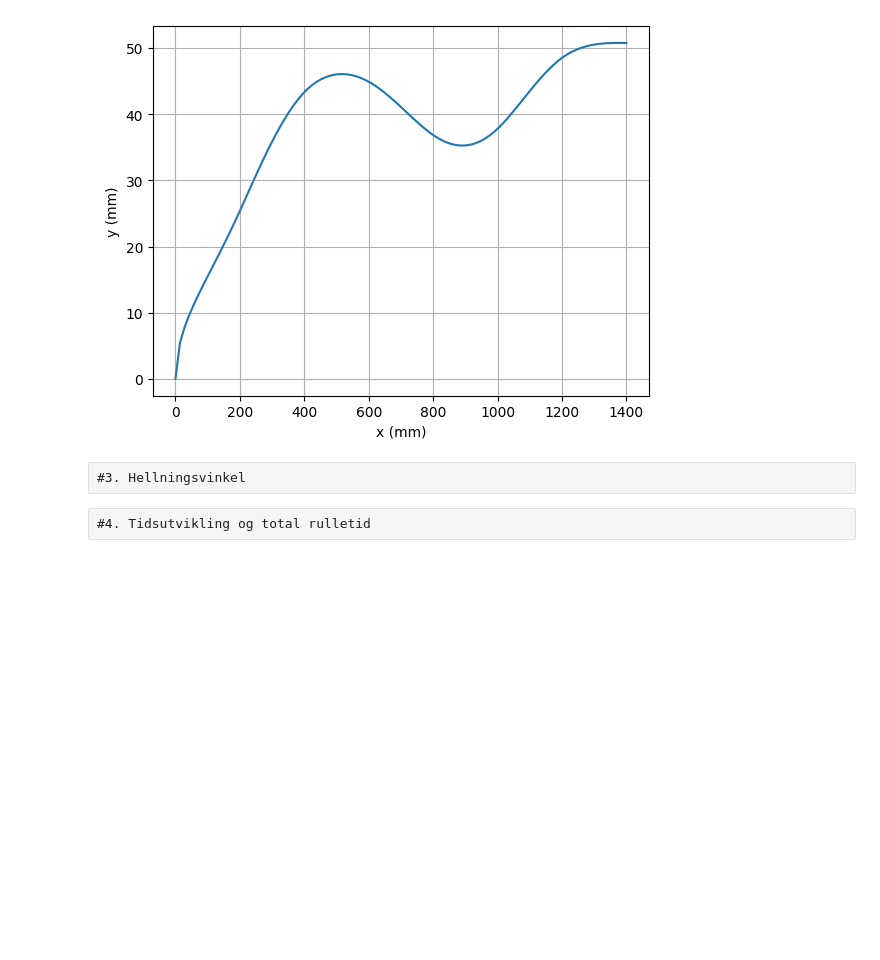
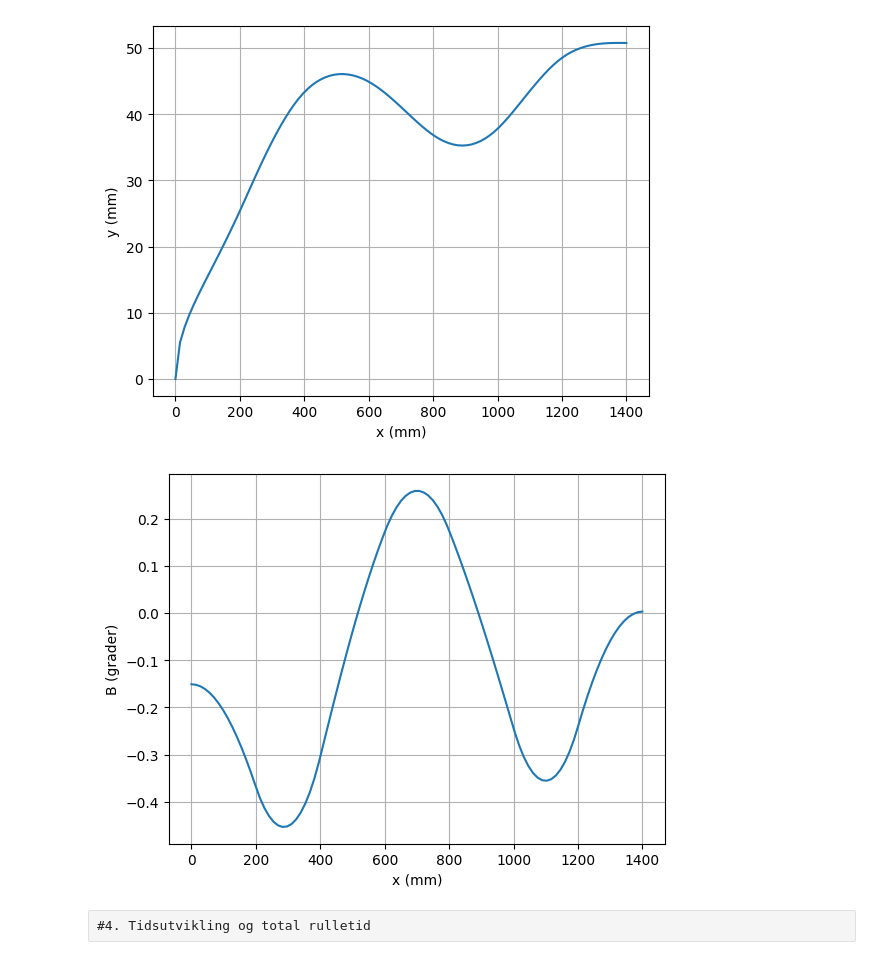
Before and after one commit to maranshan/fysikklabH23G111, a Jupyter notebook: baneform_V23.ipynb, the cells around one changed output. Saved outputs shown, nothing was run; the diff lists cells and outputs as text; code cells hidden in the pictures; blank space fills up the shorter version.

```diff
--- a/baneform_V23.ipynb
+++ b/baneform_V23.ipynb
@@ -145,8 +145,19 @@ plt.grid(True)
 plt.show()
 # %% [output]
 [figure]
-# %% [raw]
-#3. Hellningsvinkel
+# %%
+#3. Hellningsvinkel
+def B(x):
+    return np.arctan(cs(x,1))
+
+ls = np.linspace(0, 1400, 100)
+plt.plot(ls, [B(x) for x in ls])
+plt.xlabel('x (mm)')
+plt.ylabel('B (grader)')
+plt.grid(True)
+plt.show()
+# %% [output]
+[figure, added]
 # %% [raw]
 #4. Tidsutvikling og total rulletid
 # %% [raw]
```
